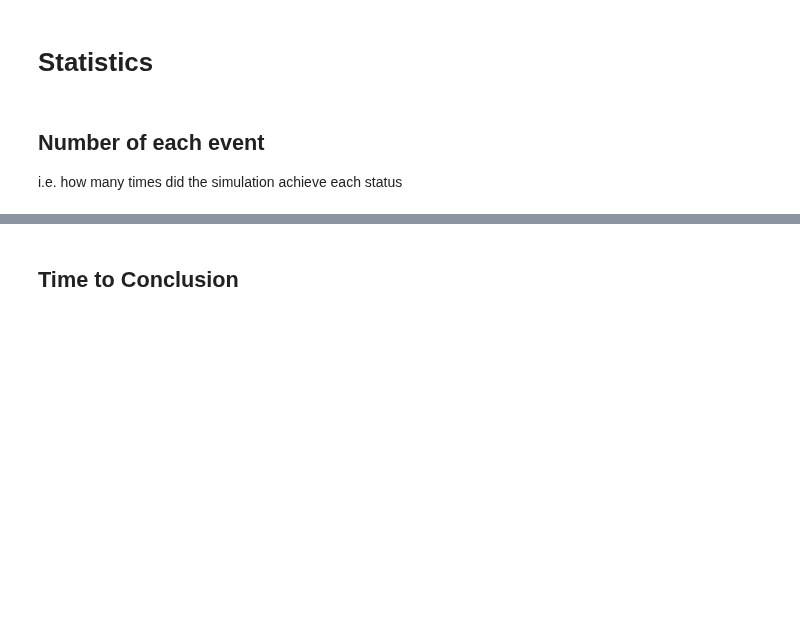
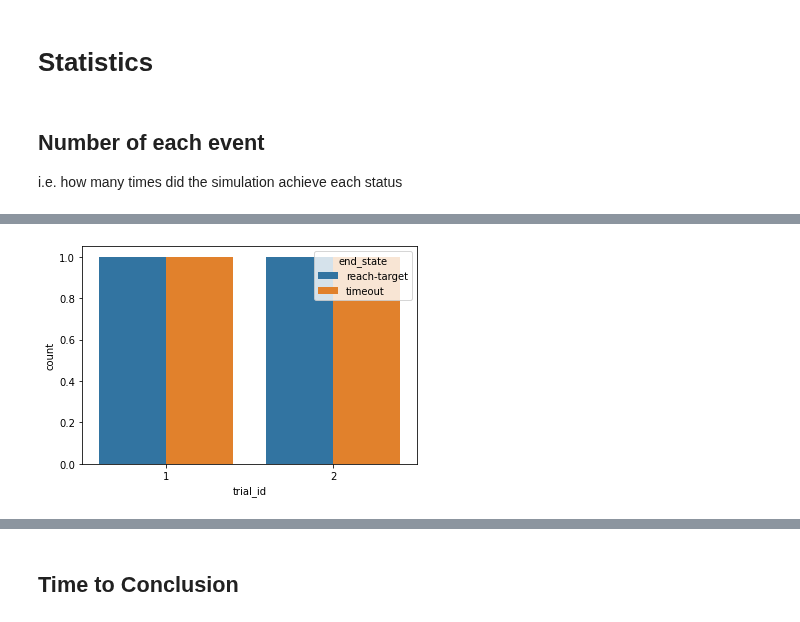
Before and after one commit to VicenteMoraes/hmrs_analysis, a Jupyter notebook: notebooks/Analysis.ipynb, the cells around one changed output, grey strips where cells are left out. Saved outputs shown, nothing was run; the diff lists cells and outputs as text; code cells hidden in the pictures; blank space fills up the shorter version.

Commit message:
New trial by trial analysis charts

```diff
--- a/notebooks/Analysis.ipynb
+++ b/notebooks/Analysis.ipynb
@@ -154,0 +123,5 @@ planned_nums
+# %%
+planned_run_df = trial_run_df[trial_run_df["treatment"] == "planned"]
+ax_planned = sns.countplot(x='trial_id', hue="end_state", data=planned_run_df)
+# %% [output]
+[figure, added]
```
Also changed, not shown: parts of 28 cells of this notebook.
